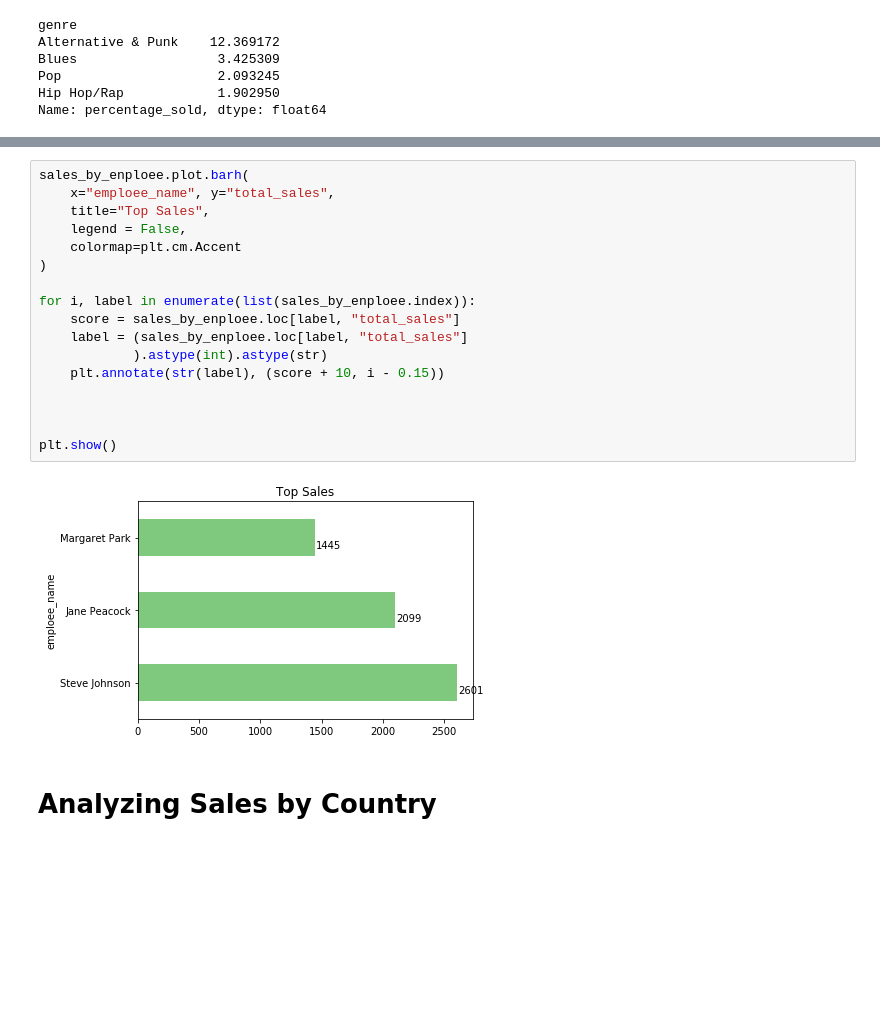
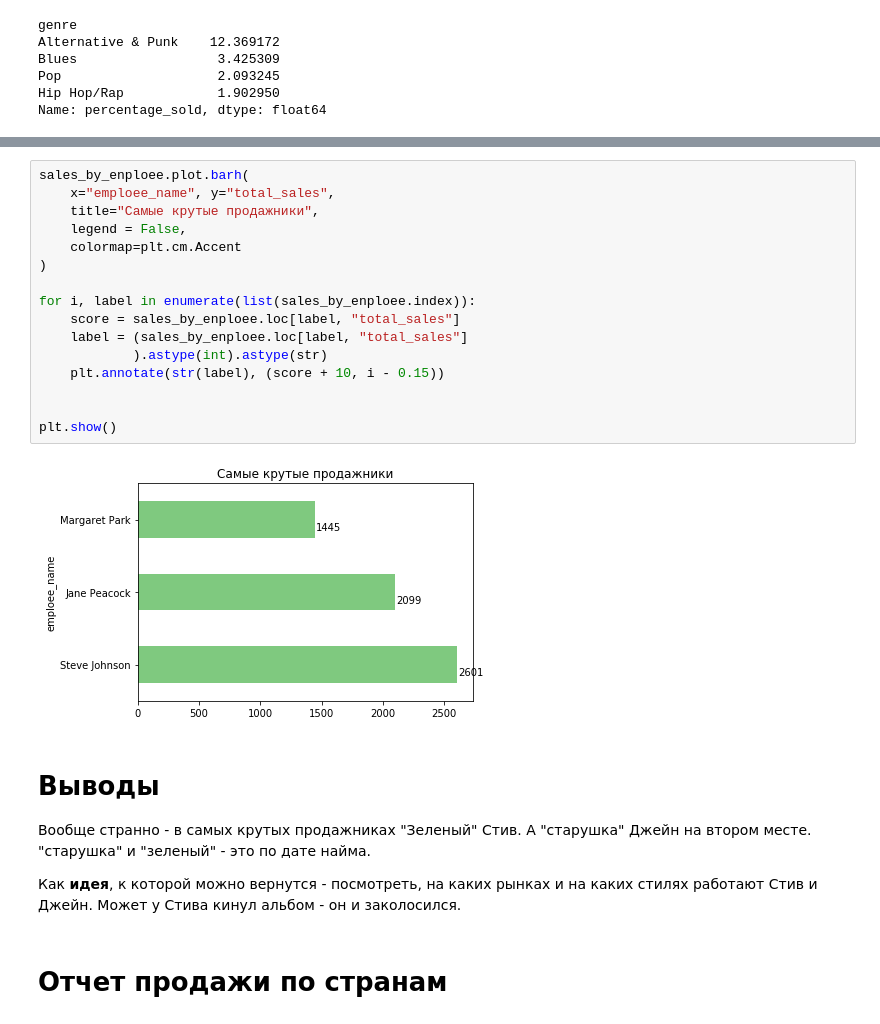
Before and after one commit to mishakmish/dataquest.io, a Jupyter notebook: Guided_Project_Answering_Business_Question_using_SQL/Answering_Business_Questions_using_SQL.ipynb, the cells around one changed output, grey strips where cells are left out. Cells and saved outputs as stored; diff of their text form; blank space fills up the shorter version.

```diff
--- a/Guided_Project_Answering_Business_Question_using_SQL/Answering_Business_Questions_using_SQL.ipynb
+++ b/Guided_Project_Answering_Business_Question_using_SQL/Answering_Business_Questions_using_SQL.ipynb
@@ -132,24 +161,30 @@ sales_by_enploee
 # %%
 sales_by_enploee.plot.barh(
     x="emploee_name", y="total_sales",
-    title="Top Sales",
+    title="Самые крутые продажники",
     legend = False,
     colormap=plt.cm.Accent
 )
 
 for i, label in enumerate(list(sales_by_enploee.index)):
     score = sales_by_enploee.loc[label, "total_sales"]
     label = (sales_by_enploee.loc[label, "total_sales"]
             ).astype(int).astype(str)
     plt.annotate(str(label), (score + 10, i - 0.15))
 
 
-
 plt.show()
 # %% [output]
-[figure, old version]
+[figure, new version]
-# %% [markdown]
-# Analyzing Sales by Country
+# %% [markdown]
+# Выводы
+
+Вообще странно - в самых крутых продажниках "Зеленый" Стив. А "старушка" Джейн на втором месте. "старушка" и "зеленый" - это по дате найма.
+
+Как <B>идея</B>, к которой можно вернутся - посмотреть, на каких рынках и на каких стилях работают Стив и Джейн.
+Может у Стива кинул альбом - он и заколосился.
+# %% [markdown]
+# Отчет продажи по странам
 # %%
 q3 = '''
 select country_other,
```
Also changed, not shown: parts of 18 cells of this notebook, 1 other file.
